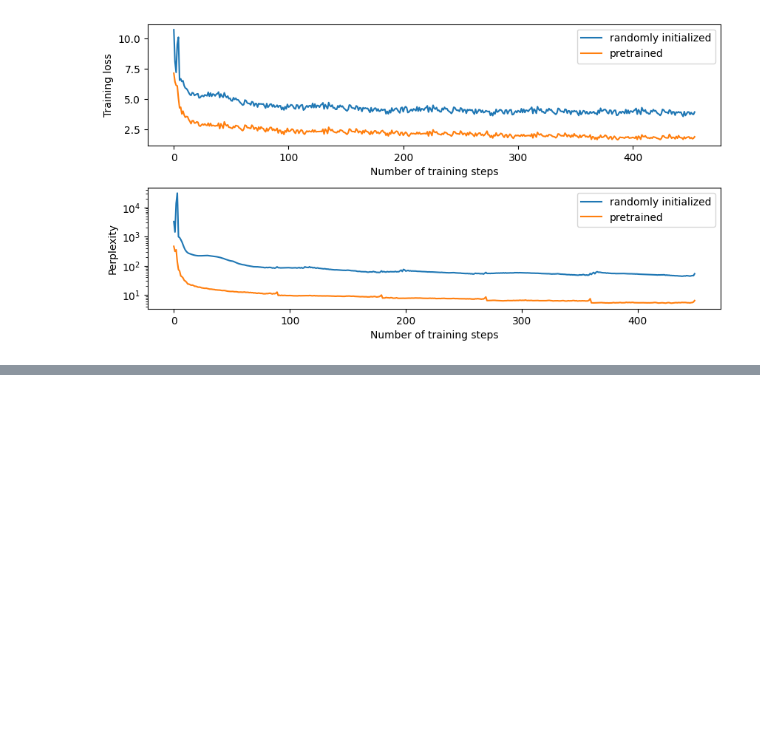
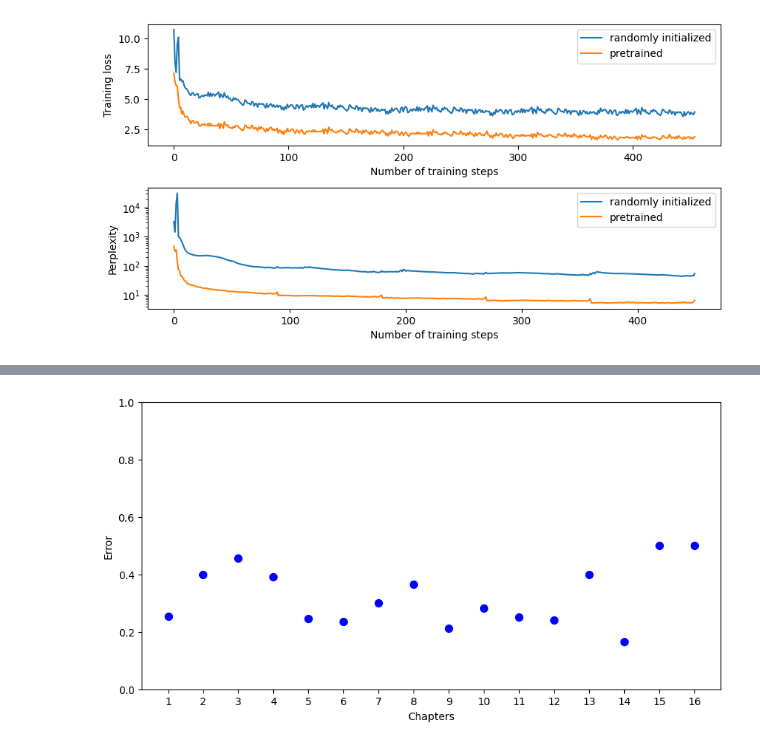
Before and after one commit to Laknath1996/RAG-exps, a Jupyter notebook: src/figures.ipynb, the cells around one changed output, grey strips where cells are left out. Cells and saved outputs as stored; diff of their text form; code cells hidden in the pictures; blank space fills up the shorter version.

```diff
--- a/src/figures.ipynb
+++ b/src/figures.ipynb
@@ -95,0 +98,4 @@ plt.show()
+# %%
+results_file = "results/results.json"
+with open(results_file, 'r') as json_file:
+    results = json.load(json_file)
@@ -95,0 +122,22 @@ plt.show()
+# %%
+temp = []
+for result in results:
+    if result['error'] is None:
+        continue
+    temp.append([result['t'], result['k'], result['error']])
+temp = np.array(temp)
+# %%
+fig, ax = plt.subplots(1, 1, figsize=(10, 5))
+T = 17
+for i in range(T-1):
+    data = temp[temp[:, 0] == i]
+    perr = np.mean(data[:, 2])
+    ax.scatter([i+1], [perr], color='blue', s=50)
+
+ax.set_xticks(range(1, T))
+ax.set_ylabel("Error")
+ax.set_xlabel("Chapters")
+ax.set_ylim([0, 1])
+plt.show()
+# %% [output]
+[figure, added]
```
Also changed, not shown: parts of 2 cells of this notebook, 1 other file.
